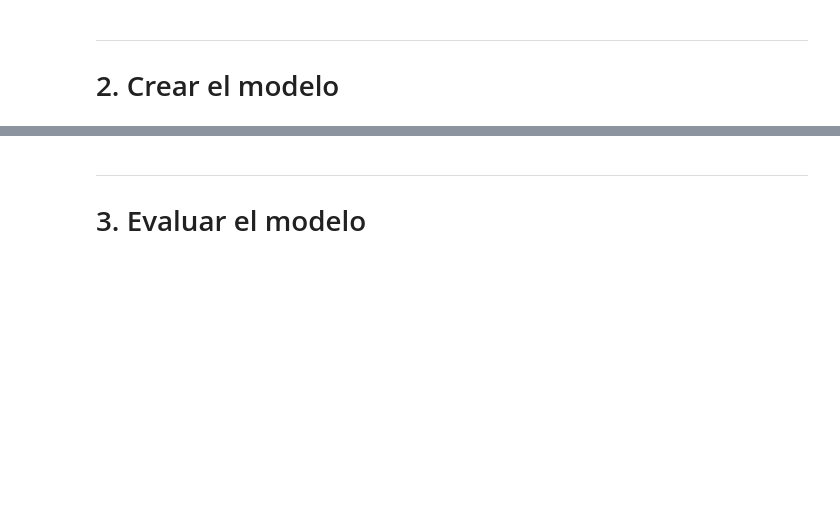
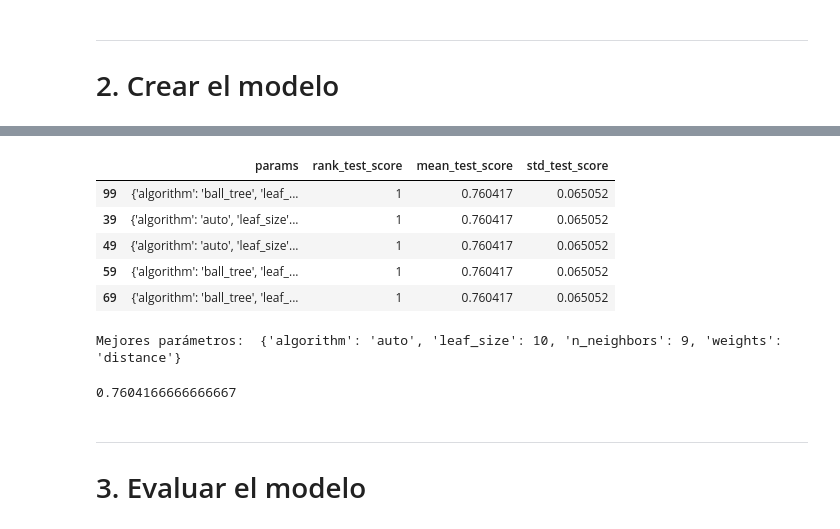
Before and after one commit to alberto-mm/TFM-diagnostico-diabetes-IA, a Jupyter notebook: knn_80-20.ipynb, the cells around one changed output, grey strips where cells are left out. Drawn from its saved outputs; the diff is of its cells as text; code cells hidden in the pictures; blank space fills up the shorter version.

```diff
--- a/naive_bayes.ipynb
+++ b/knn_80-20.ipynb
@@ -140,3 +134,0 @@ modelo_nb = GaussianNB()
-# %%
-# Se entrena el modelo
-modelo_nb.fit(X_train, y_train)
@@ -149,0 +135,30 @@ print(modelo_nb.score(X_train, y_train))
+# %%
+from sklearn.neighbors import KNeighborsClassifier
+from sklearn.model_selection import GridSearchCV, StratifiedKFold
+import multiprocessing
+
+# Definición del modelo
+modelo = KNeighborsClassifier()
+
+# Definición de parámetros de búsqueda
+parametros = {'n_neighbors': np.arange(1,10,2),
+              'weights'    : ['uniform', 'distance'],
+              'algorithm'  : ['auto', 'ball_tree', 'kd_tree', 'brute'],
+              'leaf_size'  : np.arange(10,51,10)}
+
+# Definición de los folds estratificados
+folds = StratifiedKFold(n_splits=8, shuffle=True, random_state=semilla)
+
+# Búsqueda de parámetros
+grid = GridSearchCV(
+    estimator  = modelo,
+    param_grid = parametros,
+    scoring    = 'accuracy',
+    n_jobs     = multiprocessing.cpu_count() - 1,
+    cv         = folds,
+    verbose    = 0,
+    return_train_score = True
+    )
+
+# Entrenamiento
+grid.fit(X_train, y_train)
@@ -149,0 +173,22 @@ print(modelo_nb.score(X_train, y_train))
+# %%
+# Visualización de los resultados de la búsqueda ordenados de mejor a peor
+df_resultados = pd.DataFrame(grid.cv_results_)
+df_resultados = df_resultados.sort_values(by=['rank_test_score'])
+df_resultados[['params', 'rank_test_score', 'mean_test_score', 'std_test_score']].head()
+# %% [output]
+|  | params | rank_test_score | mean_test_score | std_test_score |
+| 99 | {'algorithm': 'ball_tree', 'leaf_... | 1 | 0.760417 | 0.065052 |
+| 39 | {'algorithm': 'auto', 'leaf_size'... | 1 | 0.760417 | 0.065052 |
+| 49 | {'algorithm': 'auto', 'leaf_size'... | 1 | 0.760417 | 0.065052 |
+| 59 | {'algorithm': 'ball_tree', 'leaf_... | 1 | 0.760417 | 0.065052 |
+| 69 | {'algorithm': 'ball_tree', 'leaf_... | 1 | 0.760417 | 0.065052 |
+# %%
+# Se muestran los mejores parámetros
+print('Mejores parámetros: ', grid.best_params_)
+# %% [output]
+Mejores parámetros:  {'algorithm': 'auto', 'leaf_size': 10, 'n_neighbors': 9, 'weights': 'distance'}
+# %%
+# Se visualiza la exactitud (accuracy) del entrenamiento para compararlo con el que se obtenga en la evaluación
+print(grid.best_score_)
+# %% [output]
+0.7604166666666667
```
Also changed, not shown: parts of 24 cells of this notebook, 3 other files.
